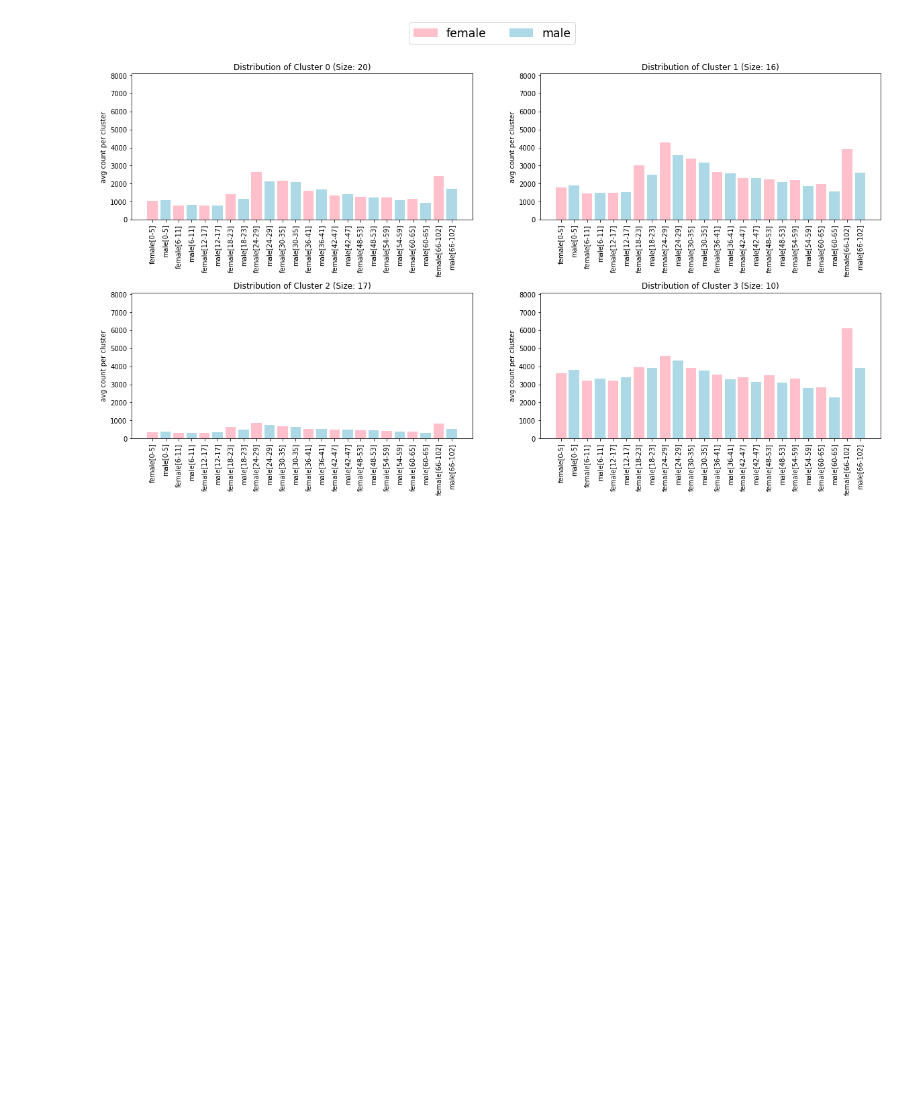
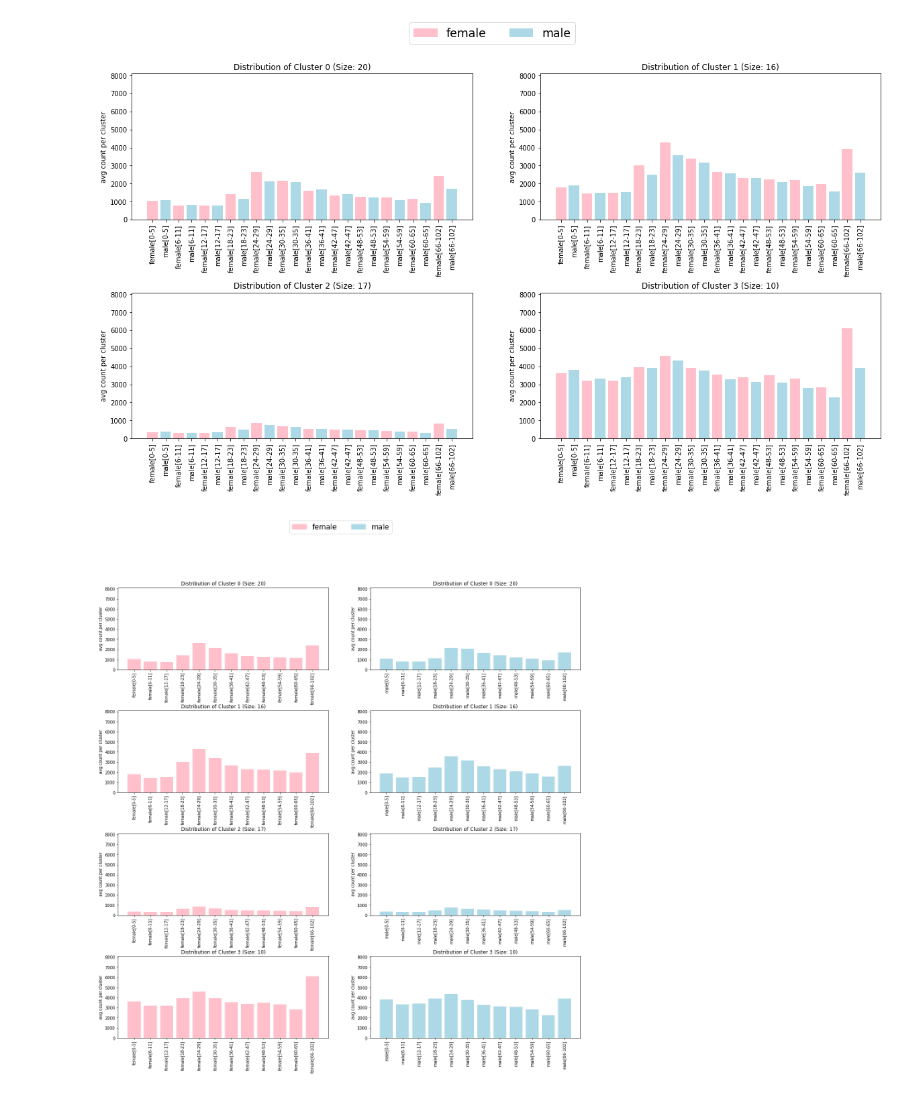
Before and after one commit to pinhao1994/ads-on-the-run, a Jupyter notebook: cluster/kmeans_4clusters.ipynb, the cells around one changed output. Cells and saved outputs as stored; diff of their text form; code cells hidden in the pictures; blank space fills up the shorter version.

Commit message:
split male and female to two different distribution

```diff
--- a/cluster/kmeans_4clusters.ipynb
+++ b/cluster/kmeans_4clusters.ipynb
@@ -120,9 +120,17 @@ pickle.dump(cluster_zip_code, open("cluster_zip_code.pkl", "wb"))
 # %% [markdown]
 ## Distribution of each Cluster
 # %%
-def plot_cluster_distribution(cluster_idx):
+def plot_cluster_distribution(cluster_idx, gender=None):
+    columns, colors = df_age_gp.columns, ['pink', "lightblue"]
+    if gender is 0:  # female
+        columns = columns[gender::2]
+        colors = ['pink']
+    if gender is 1:  # male
+        columns = columns[gender::2]
+        colors = ["lightblue"]
+
     c = kmeans.best_estimator_.labels_==cluster_idx
-    plt.bar(age_group_columns, np.sum(df_age_gp[c], axis=0)/np.sum(c), color=['pink', "lightblue"])
+    plt.bar(columns, np.sum(df_age_gp[c][columns], axis=0)/np.sum(c), color=colors)
     plt.xticks(rotation=90)
     plt.ylabel("avg count per cluster")
     plt.title("Distribution of Cluster %s (Size: %s)"%(cluster_idx,np.sum(c)))
@@ -141,3 +149,18 @@ plt.figlegend(handles=[pink_bar, blue_bar], loc='upper center', ncol=2, fontsize
 plt.show()
 # %% [output]
 [figure]
+# %%
+plt.figure(figsize=(20,20))
+plt.subplots_adjust(hspace=0.5)
+plt_i = 1
+for idx in range(4):
+    for g in range(2):
+        plt.subplot(4, 2, plt_i)
+        plot_cluster_distribution(cluster_idx=idx, gender=g)
+        plt_i += 1
+pink_bar = mpatches.Patch(color='pink', label='female')
+blue_bar = mpatches.Patch(color='lightblue', label='male')
+plt.figlegend(handles=[pink_bar, blue_bar], loc='upper center', ncol=2, fontsize='xx-large')
+plt.show()
+# %% [output]
+[figure, added]
```
